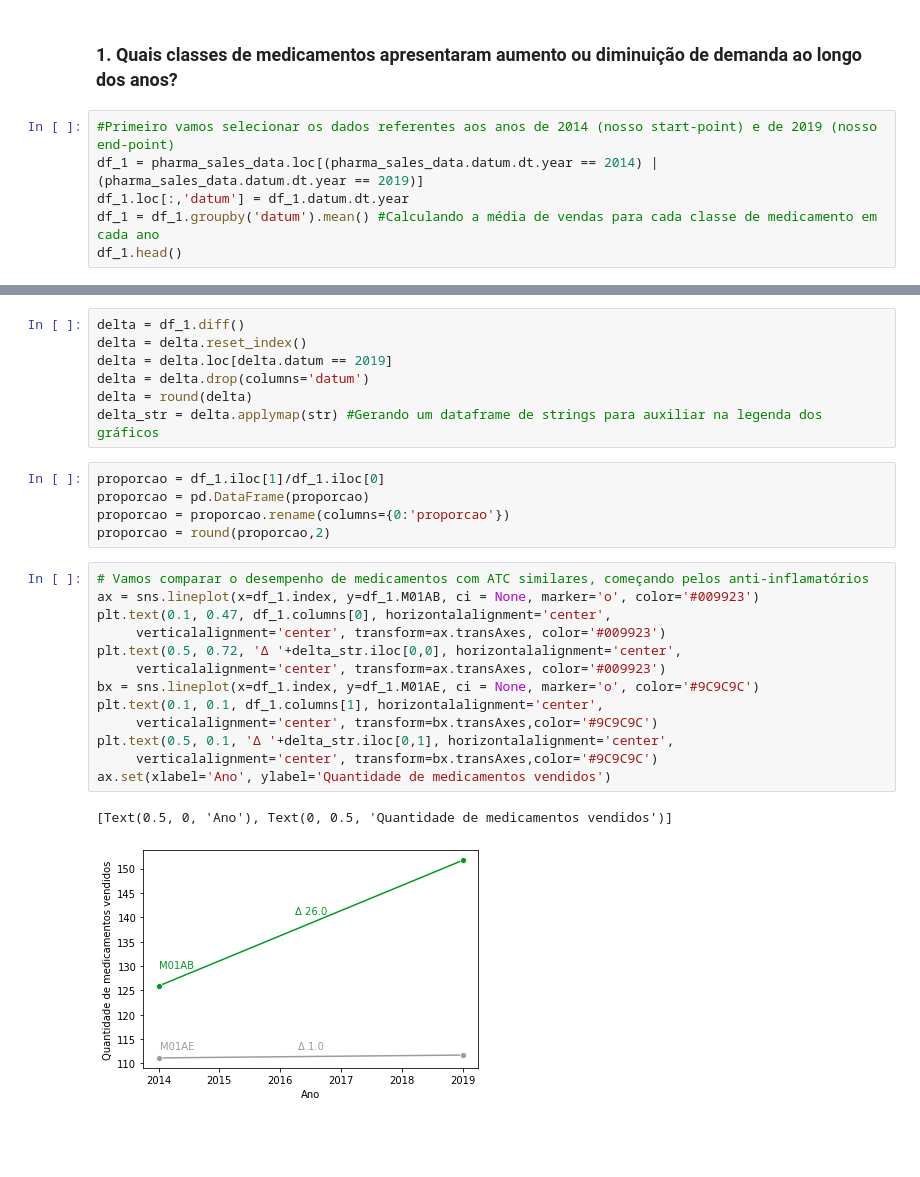
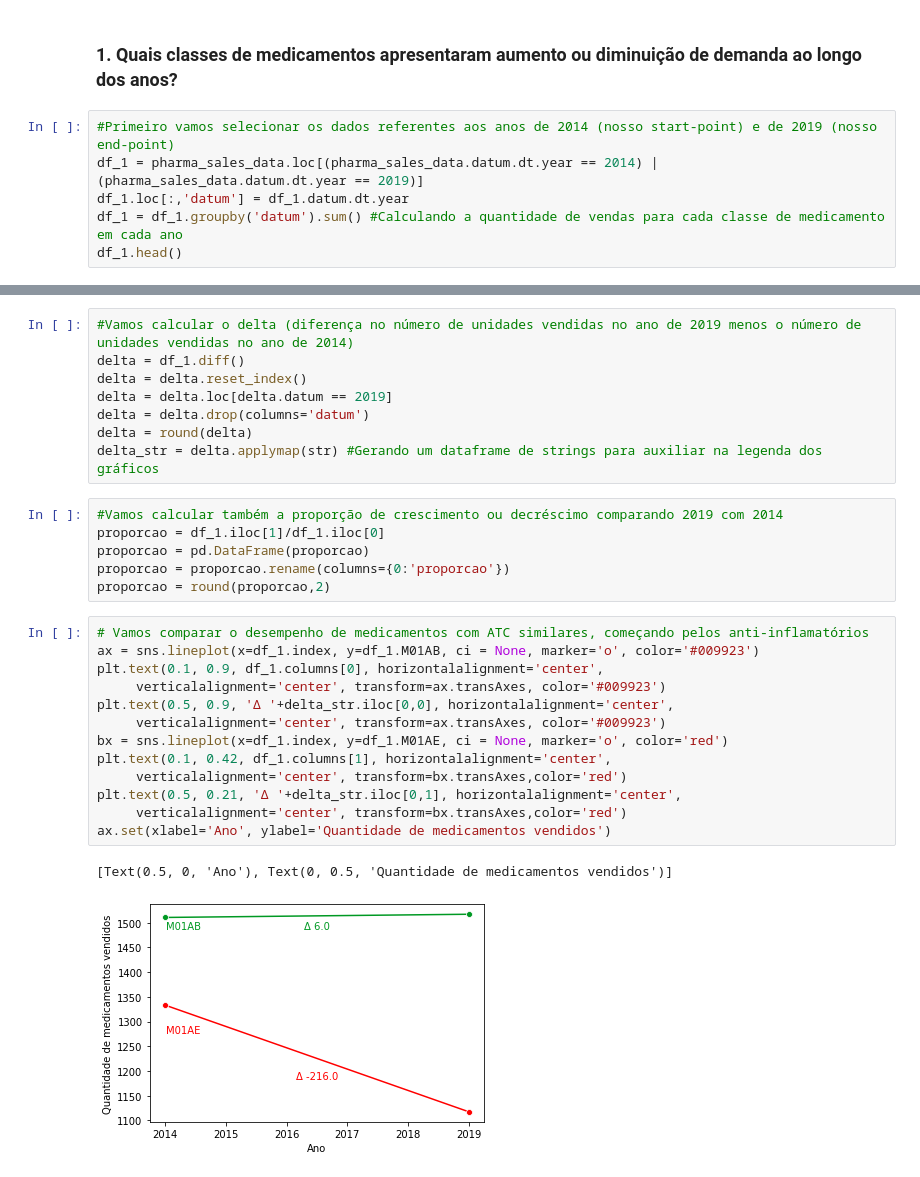
Before and after one commit to ailafelixa/EDA-Pharmaceutical-Sales, a Jupyter notebook: pharma-sales-analysis.ipynb, the cells around one changed output, grey strips where cells are left out. Drawn from its saved outputs; the diff is of its cells as text; blank space fills up the shorter version.

```diff
--- a/pharma-sales-analysis.ipynb
+++ b/pharma-sales-analysis.ipynb
@@ -90,7 +90,7 @@ dtype: object
 #Primeiro vamos selecionar os dados referentes aos anos de 2014 (nosso start-point) e de 2019 (nosso end-point)
 df_1 = pharma_sales_data.loc[(pharma_sales_data.datum.dt.year == 2014) | (pharma_sales_data.datum.dt.year == 2019)]
 df_1.loc[:,'datum'] = df_1.datum.dt.year
-df_1 = df_1.groupby('datum').mean() #Calculando a média de vendas para cada classe de medicamento em cada ano
+df_1 = df_1.groupby('datum').sum() #Calculando a quantidade de vendas para cada classe de medicamento em cada ano
 df_1.head()
 # %% [output]
 A value is trying to be set on a copy of a slice from a DataFrame.
@@ -105,4 +105,5 @@ See the caveats in the documentation: https://pandas.pydata.org/pandas-docs/stab
 # %%
+#Vamos calcular o delta (diferença no número de unidades vendidas no ano de 2019 menos o número de unidades vendidas no ano de 2014)
 delta = df_1.diff()
 delta = delta.reset_index()
 delta = delta.loc[delta.datum == 2019]
@@ -110,6 +111,7 @@ delta = delta.drop(columns='datum')
 delta = round(delta)
 delta_str = delta.applymap(str) #Gerando um dataframe de strings para auxiliar na legenda dos gráficos
 # %%
+#Vamos calcular também a proporção de crescimento ou decréscimo comparando 2019 com 2014
 proporcao = df_1.iloc[1]/df_1.iloc[0]
 proporcao = pd.DataFrame(proporcao)
 proporcao = proporcao.rename(columns={0:'proporcao'})
@@ -117,19 +119,19 @@ proporcao = round(proporcao,2)
 # %%
 # Vamos comparar o desempenho de medicamentos com ATC similares, começando pelos anti-inflamatórios
 ax = sns.lineplot(x=df_1.index, y=df_1.M01AB, ci = None, marker='o', color='#009923')
-plt.text(0.1, 0.47, df_1.columns[0], horizontalalignment='center',
+plt.text(0.1, 0.9, df_1.columns[0], horizontalalignment='center',
      verticalalignment='center', transform=ax.transAxes, color='#009923')
-plt.text(0.5, 0.72, 'Δ '+delta_str.iloc[0,0], horizontalalignment='center',
+plt.text(0.5, 0.9, 'Δ '+delta_str.iloc[0,0], horizontalalignment='center',
      verticalalignment='center', transform=ax.transAxes, color='#009923')
-bx = sns.lineplot(x=df_1.index, y=df_1.M01AE, ci = None, marker='o', color='#9C9C9C')
-plt.text(0.1, 0.1, df_1.columns[1], horizontalalignment='center',
-     verticalalignment='center', transform=bx.transAxes,color='#9C9C9C')
-plt.text(0.5, 0.1, 'Δ '+delta_str.iloc[0,1], horizontalalignment='center',
-     verticalalignment='center', transform=bx.transAxes,color='#9C9C9C')
+bx = sns.lineplot(x=df_1.index, y=df_1.M01AE, ci = None, marker='o', color='red')
+plt.text(0.1, 0.42, df_1.columns[1], horizontalalignment='center',
+     verticalalignment='center', transform=bx.transAxes,color='red')
+plt.text(0.5, 0.21, 'Δ '+delta_str.iloc[0,1], horizontalalignment='center',
+     verticalalignment='center', transform=bx.transAxes,color='red')
 ax.set(xlabel='Ano', ylabel='Quantidade de medicamentos vendidos')
 # %% [output]
 [Text(0.5, 0, 'Ano'), Text(0, 0.5, 'Quantidade de medicamentos vendidos')]
-[figure, old version]
+[figure, new version]
 # %%
 #Outros analgésicos e anti-piréticos
 cx = sns.lineplot(x=df_1.index, y=df_1.N02BA, ci = None, marker='o', color='red')
```
Also changed, not shown: parts of 7 cells of this notebook.
